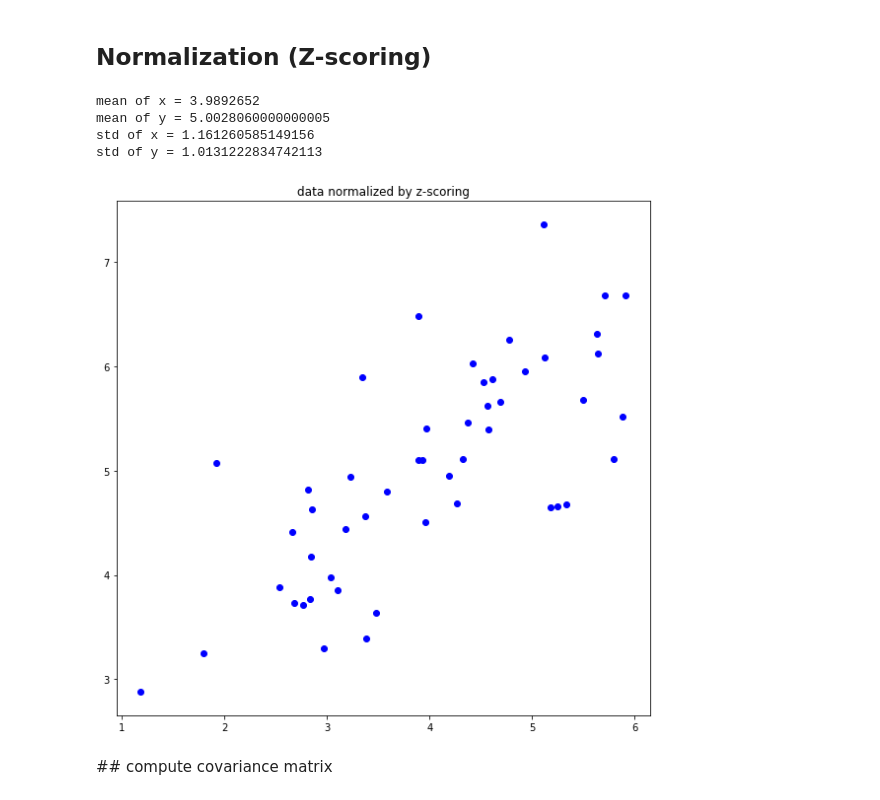
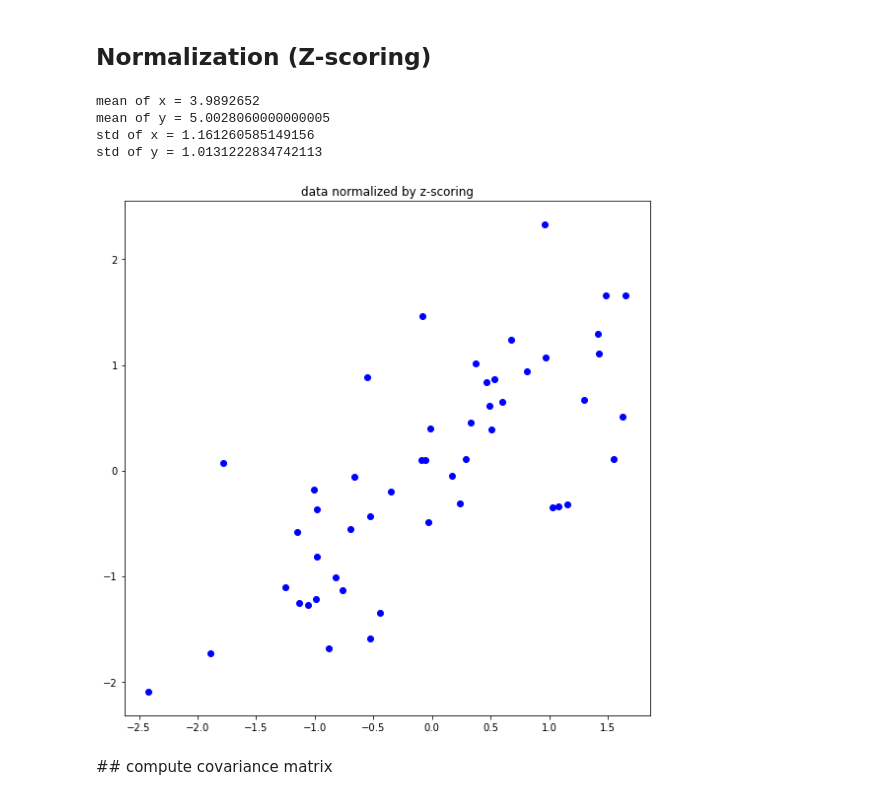
Before and after one commit to InKyeongBae/assignment-machine-learning, a Jupyter notebook: assignment12/assignment_12.ipynb, the cells around one changed output. Saved outputs shown, nothing was run; the diff lists cells and outputs as text; code cells hidden in the pictures.

```diff
--- a/assignment12/assignment_12.ipynb
+++ b/assignment12/assignment_12.ipynb
@@ -48,28 +48,30 @@ plot_data(feature)
 # %%
 def plot_normalization(feature) :
     plt.figure(figsize=(8,8))
     plt.title('data normalized by z-scoring')
 
     x = feature[:,0]
     y = feature[:,1]
     mean_x = np.mean(x)
     mean_y = np.mean(y)
     std_x = np.std(x)
     std_y = np.std(y)
     print("mean of x =",mean_x)
     print("mean of y =",mean_y)
     print("std of x =",std_x)
     print("std of y =",std_y)
+    x = (x-mean_x)/std_x
+    y = (y-mean_y)/std_y
     plt.scatter(x,y,color='blue')
 
     plt.tight_layout()
     plt.show()
 plot_normalization(feature)
 # %% [output]
 mean of x = 3.9892652
 mean of y = 5.0028060000000005
 std of x = 1.161260585149156
 std of y = 1.0131222834742113
-[figure, old version]
+[figure, new version]
 # %% [markdown]
 ## compute covariance matrix
```
Also changed, not shown: parts of 2 cells of this notebook.
